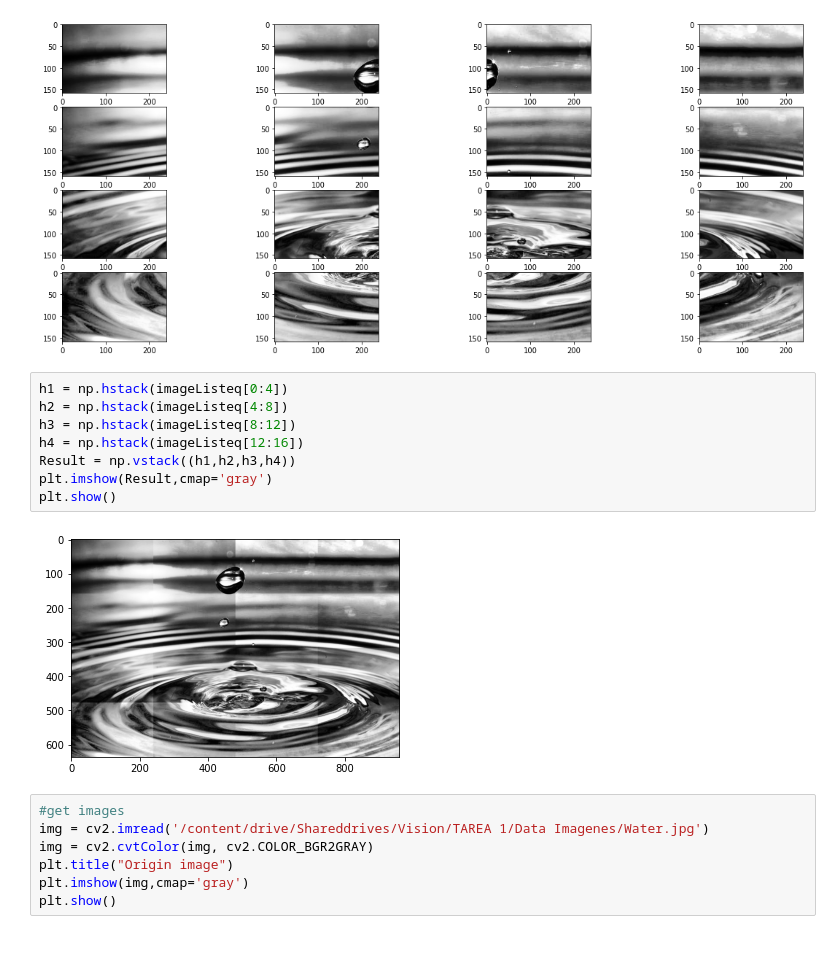
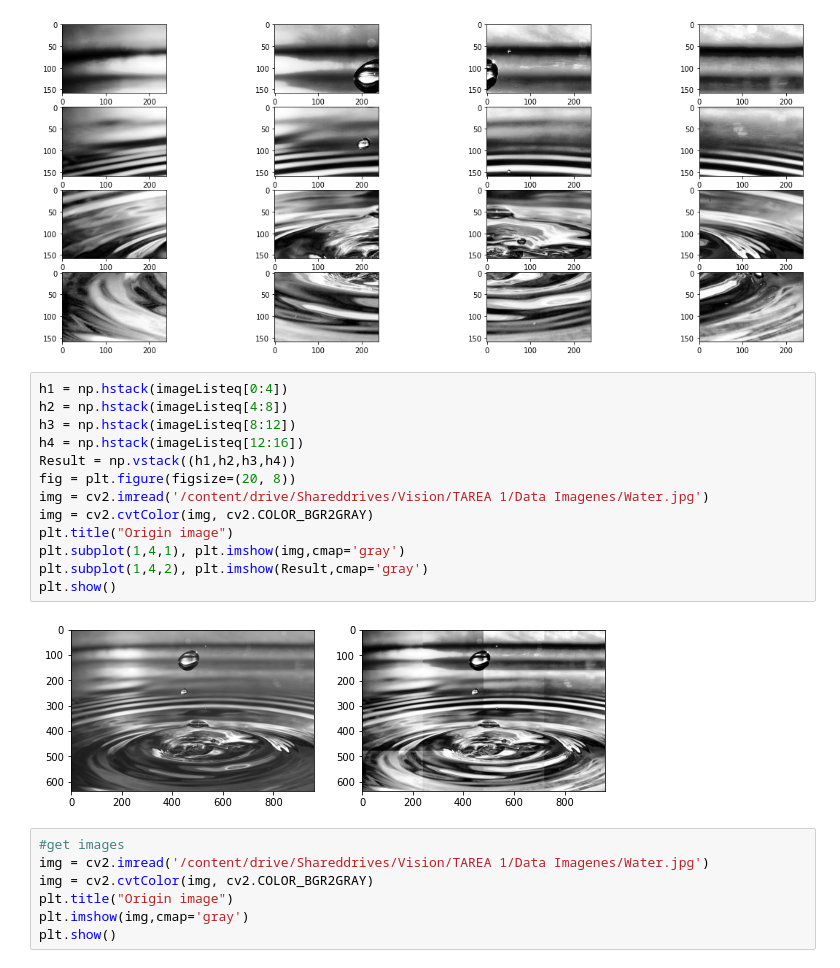
Before and after one commit to rafaelsangarcia/VisionComputarizada, a Jupyter notebook: Modulo2/Tareas/2_6_Google_Colab_Algoritmos_de_Mejoramiento_de_Imágenes_basado_por_Pixeles.ipynb, the cells around one changed output. Cells and saved outputs as stored; diff of their text form.

```diff
--- a/Modulo2/Tareas/2_6_Google_Colab_Algoritmos_de_Mejoramiento_de_Imágenes_basado_por_Pixeles.ipynb
+++ b/Modulo2/Tareas/2_6_Google_Colab_Algoritmos_de_Mejoramiento_de_Imágenes_basado_por_Pixeles.ipynb
@@ -108,13 +108,18 @@ plt.show()
 # %%
 h1 = np.hstack(imageListeq[0:4])
 h2 = np.hstack(imageListeq[4:8])
 h3 = np.hstack(imageListeq[8:12])
 h4 = np.hstack(imageListeq[12:16])
 Result = np.vstack((h1,h2,h3,h4))
-plt.imshow(Result,cmap='gray')
+fig = plt.figure(figsize=(20, 8))
+img = cv2.imread('/content/drive/Shareddrives/Vision/TAREA 1/Data Imagenes/Water.jpg')
+img = cv2.cvtColor(img, cv2.COLOR_BGR2GRAY)
+plt.title("Origin image")
+plt.subplot(1,4,1), plt.imshow(img,cmap='gray')
+plt.subplot(1,4,2), plt.imshow(Result,cmap='gray')
 plt.show()
 # %% [output]
-[figure, old version]
+[figure, new version]
 # %%
 #get images
 img = cv2.imread('/content/drive/Shareddrives/Vision/TAREA 1/Data Imagenes/Water.jpg')
```
